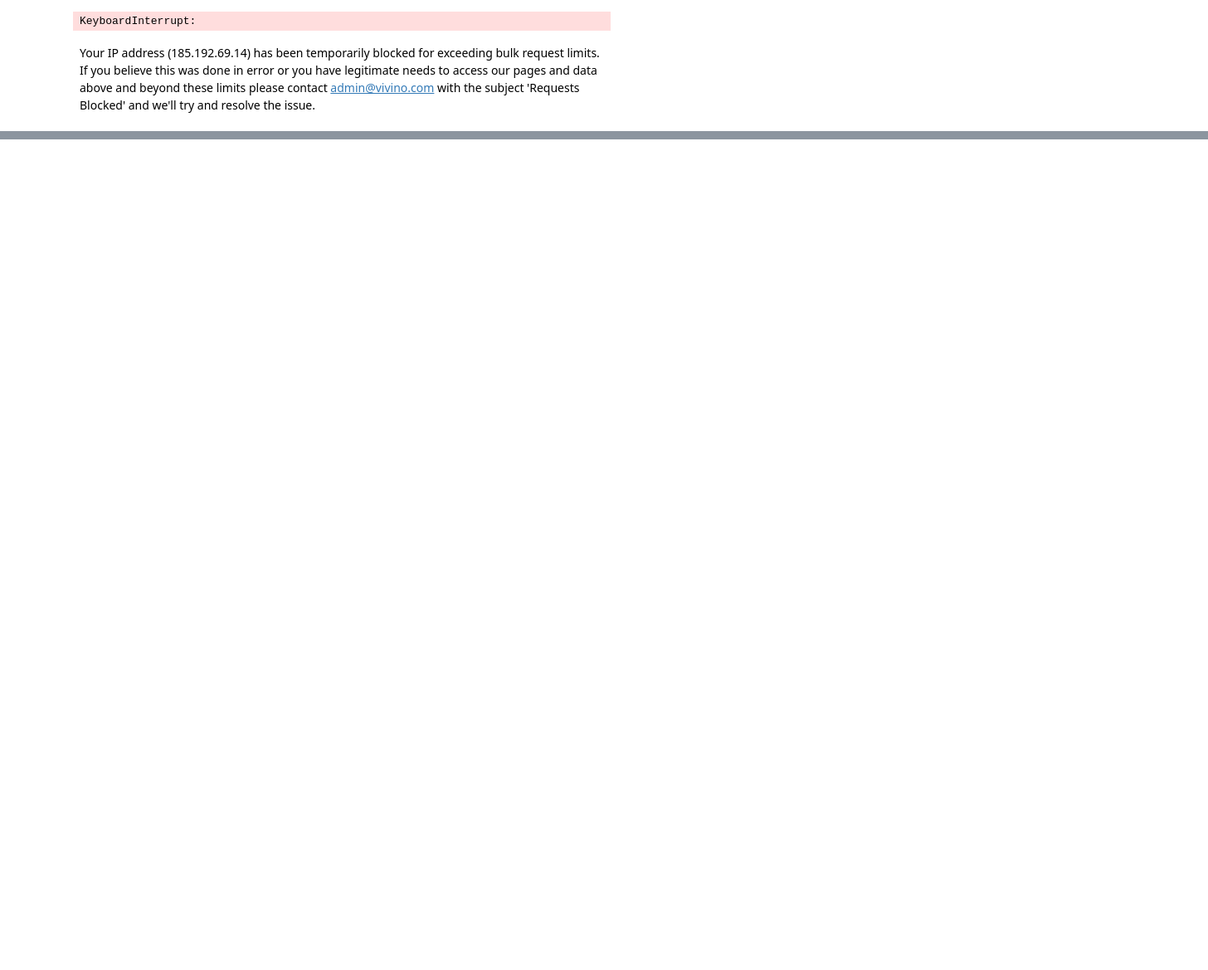
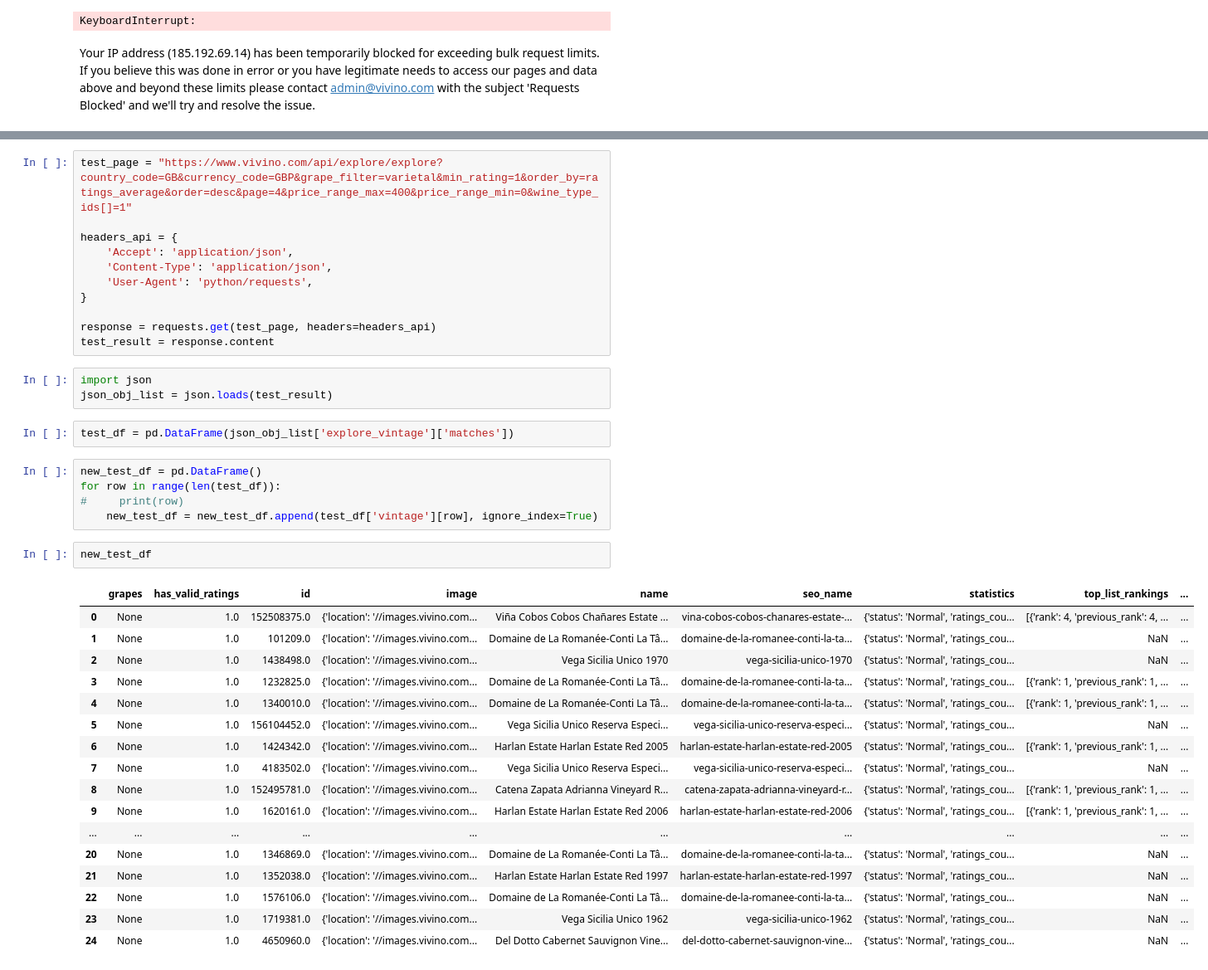
Before and after one commit to sveta-egorova/wine, a Jupyter notebook: ProjectM.ipynb, the cells around one changed output, grey strips where cells are left out. Shown at 83% size. Drawn from its saved outputs; the diff is of its cells as text; blank space fills up the shorter version.

Commit message:
internal API explored

```diff
--- a/ProjectM.ipynb
+++ b/ProjectM.ipynb
@@ -809,0 +866,41 @@ list_with_scroll
+# %%
+test_page = "https://www.vivino.com/api/explore/explore?country_code=GB&currency_code=GBP&grape_filter=varietal&min_rating=1&order_by=ratings_average&order=desc&page=4&price_range_max=400&price_range_min=0&wine_type_ids[]=1"
+
+headers_api = {
+    'Accept': 'application/json',
+    'Content-Type': 'application/json',
+    'User-Agent': 'python/requests',
+}
+
+response = requests.get(test_page, headers=headers_api)
+test_result = response.content
+# %%
+import json
+json_obj_list = json.loads(test_result)
+# %%
+test_df = pd.DataFrame(json_obj_list['explore_vintage']['matches'])
+# %%
+new_test_df = pd.DataFrame()
+for row in range(len(test_df)):
+#     print(row)
+    new_test_df = new_test_df.append(test_df['vintage'][row], ignore_index=True)
+# %%
+new_test_df
+# %% [output]
+|  | grapes | has_valid_ratings | id | image | name | seo_name | statistics | top_list_rankings | ... |
+| 0 | None | 1.0 | 152508375.0 | {'location': '//images.vivino.com... | Viña Cobos Cobos Chañares Estate ... | vina-cobos-cobos-chanares-estate-... | {'status': 'Normal', 'ratings_cou... | [{'rank': 4, 'previous_rank': 4, ... | ... |
+| 1 | None | 1.0 | 101209.0 | {'location': '//images.vivino.com... | Domaine de La Romanée-Conti La Tâ... | domaine-de-la-romanee-conti-la-ta... | {'status': 'Normal', 'ratings_cou... | NaN | ... |
+| 2 | None | 1.0 | 1438498.0 | {'location': '//images.vivino.com... | Vega Sicilia Unico 1970 | vega-sicilia-unico-1970 | {'status': 'Normal', 'ratings_cou... | NaN | ... |
+| 3 | None | 1.0 | 1232825.0 | {'location': '//images.vivino.com... | Domaine de La Romanée-Conti La Tâ... | domaine-de-la-romanee-conti-la-ta... | {'status': 'Normal', 'ratings_cou... | [{'rank': 1, 'previous_rank': 1, ... | ... |
+| 4 | None | 1.0 | 1340010.0 | {'location': '//images.vivino.com... | Domaine de La Romanée-Conti La Tâ... | domaine-de-la-romanee-conti-la-ta... | {'status': 'Normal', 'ratings_cou... | [{'rank': 1, 'previous_rank': 1, ... | ... |
+| 5 | None | 1.0 | 156104452.0 | {'location': '//images.vivino.com... | Vega Sicilia Unico Reserva Especi... | vega-sicilia-unico-reserva-especi... | {'status': 'Normal', 'ratings_cou... | NaN | ... |
+| 6 | None | 1.0 | 1424342.0 | {'location': '//images.vivino.com... | Harlan Estate Harlan Estate Red 2005 | harlan-estate-harlan-estate-red-2005 | {'status': 'Normal', 'ratings_cou... | [{'rank': 1, 'previous_rank': 1, ... | ... |
+| 7 | None | 1.0 | 4183502.0 | {'location': '//images.vivino.com... | Vega Sicilia Unico Reserva Especi... | vega-sicilia-unico-reserva-especi... | {'status': 'Normal', 'ratings_cou... | NaN | ... |
+| 8 | None | 1.0 | 152495781.0 | {'location': '//images.vivino.com... | Catena Zapata Adrianna Vineyard R... | catena-zapata-adrianna-vineyard-r... | {'status': 'Normal', 'ratings_cou... | [{'rank': 1, 'previous_rank': 1, ... | ... |
+| 9 | None | 1.0 | 1620161.0 | {'location': '//images.vivino.com... | Harlan Estate Harlan Estate Red 2006 | harlan-estate-harlan-estate-red-2006 | {'status': 'Normal', 'ratings_cou... | [{'rank': 1, 'previous_rank': 1, ... | ... |
+| ... | ... | ... | ... | ... | ... | ... | ... | ... | ... |
+| 20 | None | 1.0 | 1346869.0 | {'location': '//images.vivino.com... | Domaine de La Romanée-Conti La Tâ... | domaine-de-la-romanee-conti-la-ta... | {'status': 'Normal', 'ratings_cou... | NaN | ... |
+| 21 | None | 1.0 | 1352038.0 | {'location': '//images.vivino.com... | Harlan Estate Harlan Estate Red 1997 | harlan-estate-harlan-estate-red-1997 | {'status': 'Normal', 'ratings_cou... | NaN | ... |
+| 22 | None | 1.0 | 1576106.0 | {'location': '//images.vivino.com... | Domaine de La Romanée-Conti La Tâ... | domaine-de-la-romanee-conti-la-ta... | {'status': 'Normal', 'ratings_cou... | NaN | ... |
+| 23 | None | 1.0 | 1719381.0 | {'location': '//images.vivino.com... | Vega Sicilia Unico 1962 | vega-sicilia-unico-1962 | {'status': 'Normal', 'ratings_cou... | NaN | ... |
+| 24 | None | 1.0 | 4650960.0 | {'location': '//images.vivino.com... | Del Dotto Cabernet Sauvignon Vine... | del-dotto-cabernet-sauvignon-vine... | {'status': 'Normal', 'ratings_cou... | NaN | ... |
```
Also changed, not shown: parts of 23 cells of this notebook.
